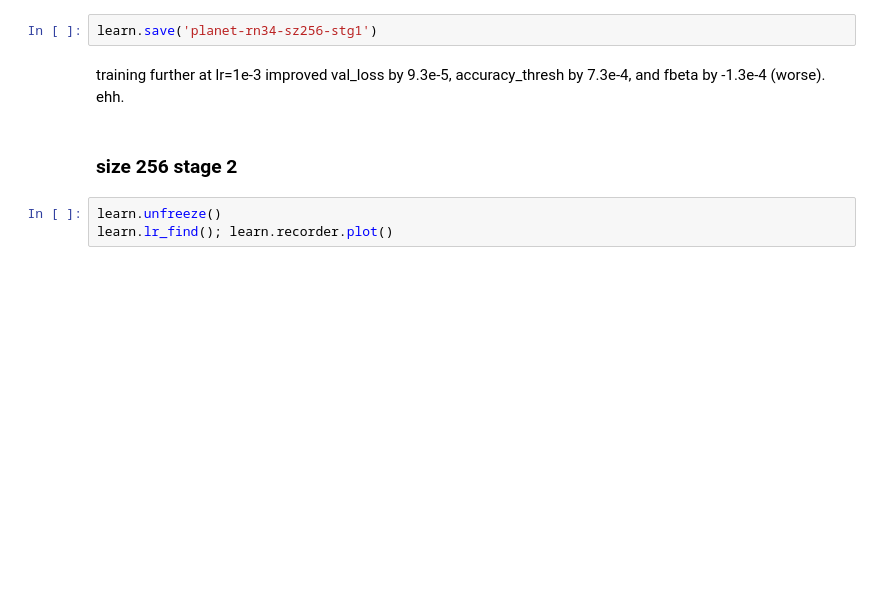
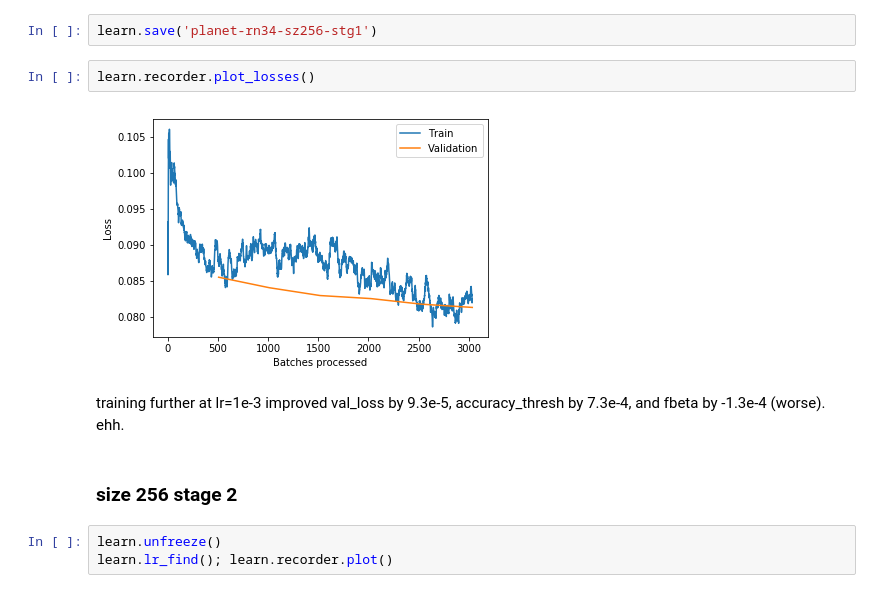
Before and after one commit to WNoxchi/Kaggle, a Jupyter notebook: planet/rn34_20181122.ipynb, the cells around one changed output. Cells and saved outputs as stored; diff of their text form; blank space fills up the shorter version.

```diff
--- a/planet/rn34_20181122.ipynb
+++ b/planet/rn34_20181122.ipynb
@@ -130,5 +123,9 @@ epoch  train_loss  valid_loss  accuracy_thresh  fbeta
 # %%
 learn.save('planet-rn34-sz256-stg1')
+# %%
+learn.recorder.plot_losses()
+# %% [output]
+[figure, added]
 # %% [markdown]
 training further at lr=1e-3 improved val_loss by 9.3e-5, accuracy_thresh by 7.3e-4, and fbeta by -1.3e-4 (worse). ehh.
 # %% [markdown]
```
Also changed, not shown: parts of 28 cells of this notebook, 1 other file.
